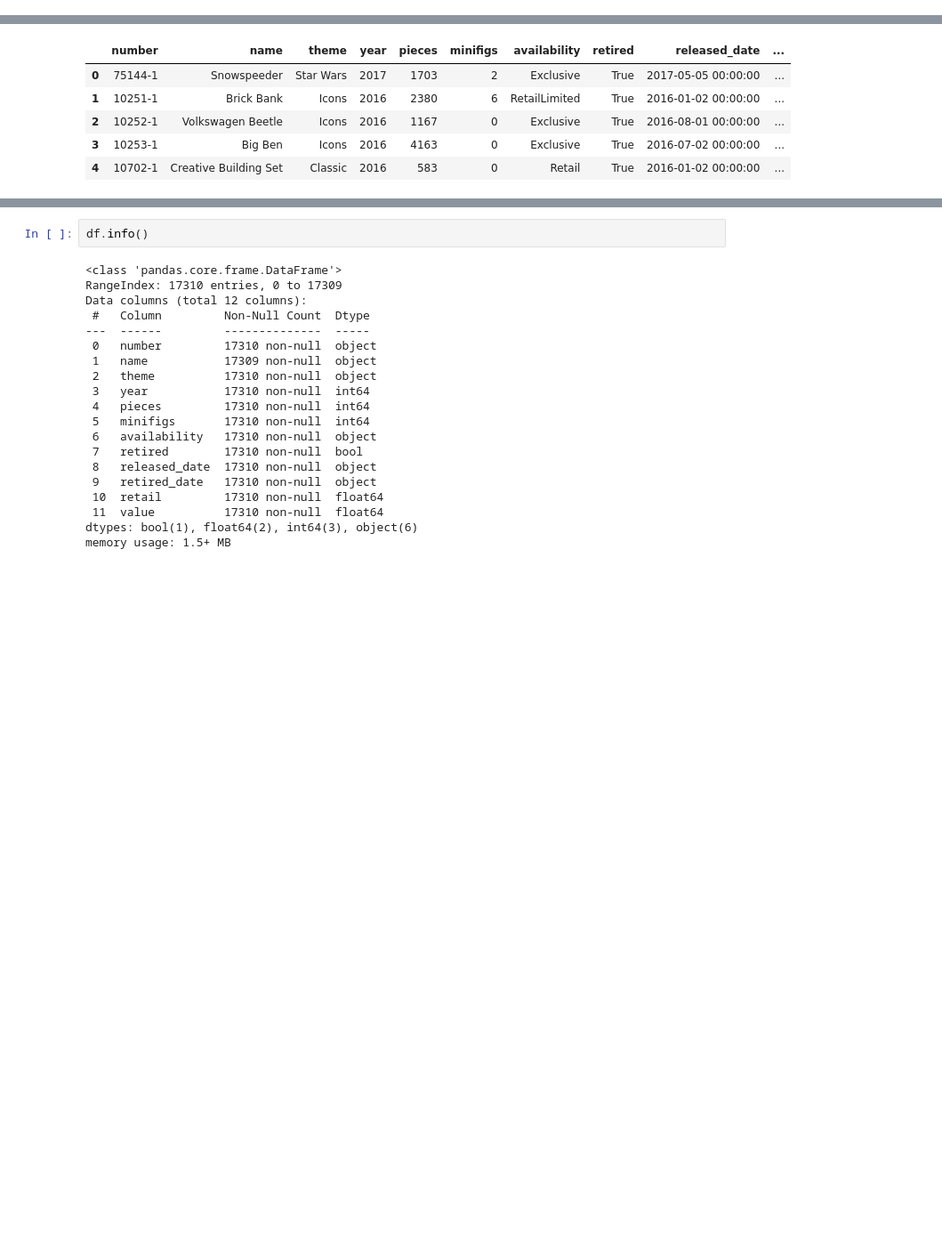
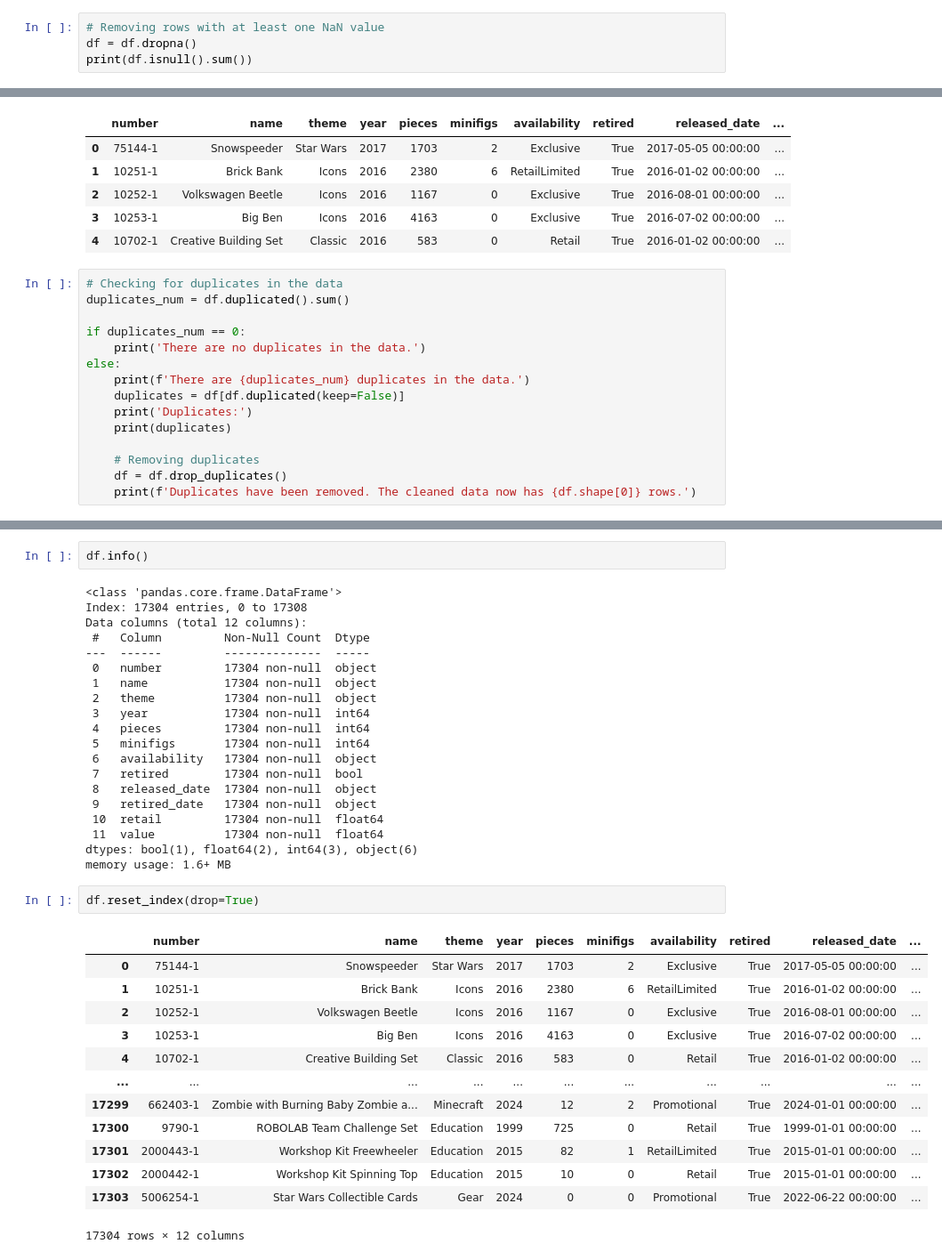
Before and after one commit to dawidgrabarczyk/lego-investment-analysis, a Jupyter notebook: cleaning.ipynb, the cells around one changed output, grey strips where cells are left out. Shown: that part at 89% size. Drawn from its saved outputs; the diff is of its cells as text; blank space fills up the shorter version.

```diff
--- a/cleaning.ipynb
+++ b/cleaning.ipynb
@@ -53,0 +59,4 @@ dtype: int64
+# %%
+# Removing rows with at least one NaN value
+df = df.dropna()
+print(df.isnull().sum())
@@ -101,3 +124,18 @@ df.head()
 | 2 | 10252-1 | Volkswagen Beetle | Icons | 2016 | 1167 | 0 | Exclusive | True | 2016-08-01 00:00:00 | ... |
 | 3 | 10253-1 | Big Ben | Icons | 2016 | 4163 | 0 | Exclusive | True | 2016-07-02 00:00:00 | ... |
 | 4 | 10702-1 | Creative Building Set | Classic | 2016 | 583 | 0 | Retail | True | 2016-01-02 00:00:00 | ... |
+# %%
+# Checking for duplicates in the data
+duplicates_num = df.duplicated().sum()
+
+if duplicates_num == 0:
+    print('There are no duplicates in the data.')
+else:
+    print(f'There are {duplicates_num} duplicates in the data.')
+    duplicates = df[df.duplicated(keep=False)]
+    print('Duplicates:')
+    print(duplicates)
+
+    # Removing duplicates
+    df = df.drop_duplicates()
+    print(f'Duplicates have been removed. The cleaned data now has {df.shape[0]} rows.')
@@ -105,21 +167,37 @@ df.head()
 df.info()
 # %% [output]
 <class 'pandas.core.frame.DataFrame'>
-RangeIndex: 17310 entries, 0 to 17309
+Index: 17304 entries, 0 to 17308
 Data columns (total 12 columns):
  #   Column         Non-Null Count  Dtype
 ---  ------         --------------  -----
- 0   number         17310 non-null  object
- 1   name           17309 non-null  object
- 2   theme          17310 non-null  object
- 3   year           17310 non-null  int64
- 4   pieces         17310 non-null  int64
- 5   minifigs       17310 non-null  int64
- 6   availability   17310 non-null  object
- 7   retired        17310 non-null  bool
- 8   released_date  17310 non-null  object
- 9   retired_date   17310 non-null  object
- 10  retail         17310 non-null  float64
- 11  value          17310 non-null  float64
+ 0   number         17304 non-null  object
+ 1   name           17304 non-null  object
+ 2   theme          17304 non-null  object
+ 3   year           17304 non-null  int64
+ 4   pieces         17304 non-null  int64
+ 5   minifigs       17304 non-null  int64
+ 6   availability   17304 non-null  object
+ 7   retired        17304 non-null  bool
+ 8   released_date  17304 non-null  object
+ 9   retired_date   17304 non-null  object
+ 10  retail         17304 non-null  float64
+ 11  value          17304 non-null  float64
 dtypes: bool(1), float64(2), int64(3), object(6)
-memory usage: 1.5+ MB
+memory usage: 1.6+ MB
+# %%
+df.reset_index(drop=True)
+# %% [output]
+|  | number | name | theme | year | pieces | minifigs | availability | retired | released_date | ... |
+| 0 | 75144-1 | Snowspeeder | Star Wars | 2017 | 1703 | 2 | Exclusive | True | 2017-05-05 00:00:00 | ... |
+| 1 | 10251-1 | Brick Bank | Icons | 2016 | 2380 | 6 | RetailLimited | True | 2016-01-02 00:00:00 | ... |
+| 2 | 10252-1 | Volkswagen Beetle | Icons | 2016 | 1167 | 0 | Exclusive | True | 2016-08-01 00:00:00 | ... |
+| 3 | 10253-1 | Big Ben | Icons | 2016 | 4163 | 0 | Exclusive | True | 2016-07-02 00:00:00 | ... |
+| 4 | 10702-1 | Creative Building Set | Classic | 2016 | 583 | 0 | Retail | True | 2016-01-02 00:00:00 | ... |
+| ... | ... | ... | ... | ... | ... | ... | ... | ... | ... | ... |
+| 17299 | 662403-1 | Zombie with Burning Baby Zombie a... | Minecraft | 2024 | 12 | 2 | Promotional | True | 2024-01-01 00:00:00 | ... |
+| 17300 | 9790-1 | ROBOLAB Team Challenge Set | Education | 1999 | 725 | 0 | Retail | True | 1999-01-01 00:00:00 | ... |
+| 17301 | 2000443-1 | Workshop Kit Freewheeler | Education | 2015 | 82 | 1 | RetailLimited | True | 2015-01-01 00:00:00 | ... |
+| 17302 | 2000442-1 | Workshop Kit Spinning Top | Education | 2015 | 10 | 0 | Retail | True | 2015-01-01 00:00:00 | ... |
+| 17303 | 5006254-1 | Star Wars Collectible Cards | Gear | 2024 | 0 | 0 | Promotional | True | 2022-06-22 00:00:00 | ... |
+17304 rows × 12 columns
```
Also changed, not shown: parts of 10 cells of this notebook, 13 other files.
